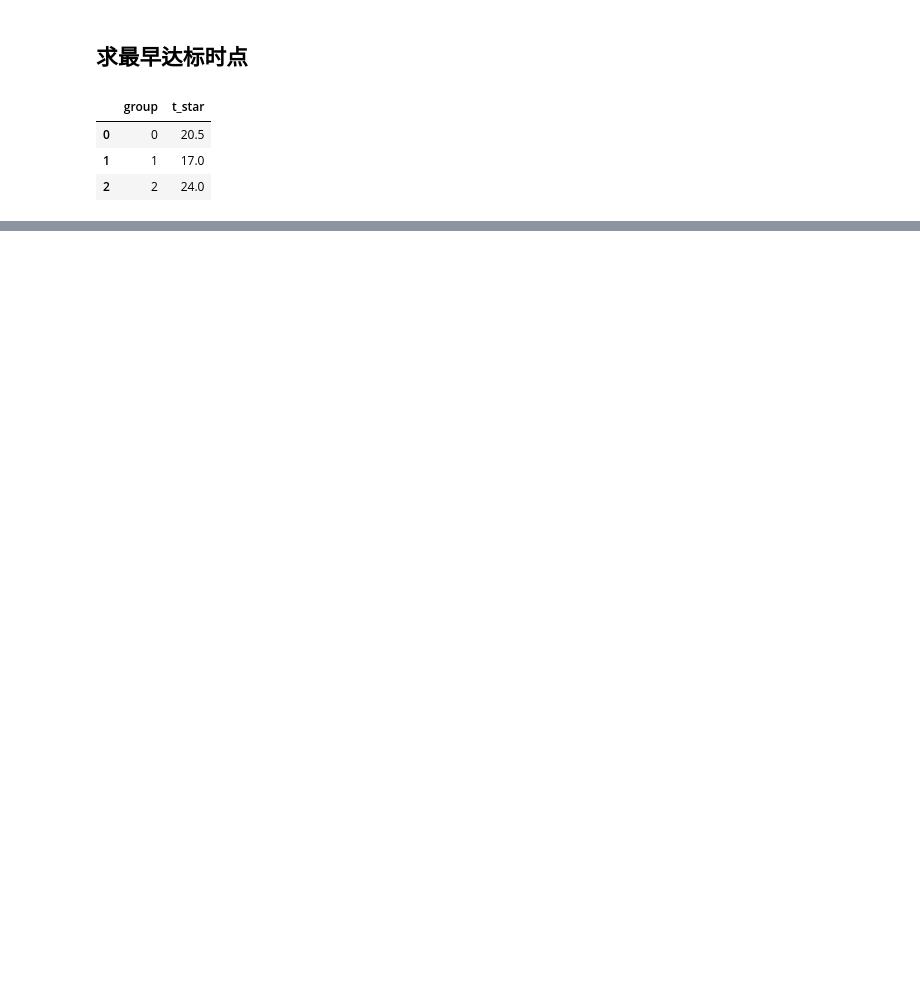
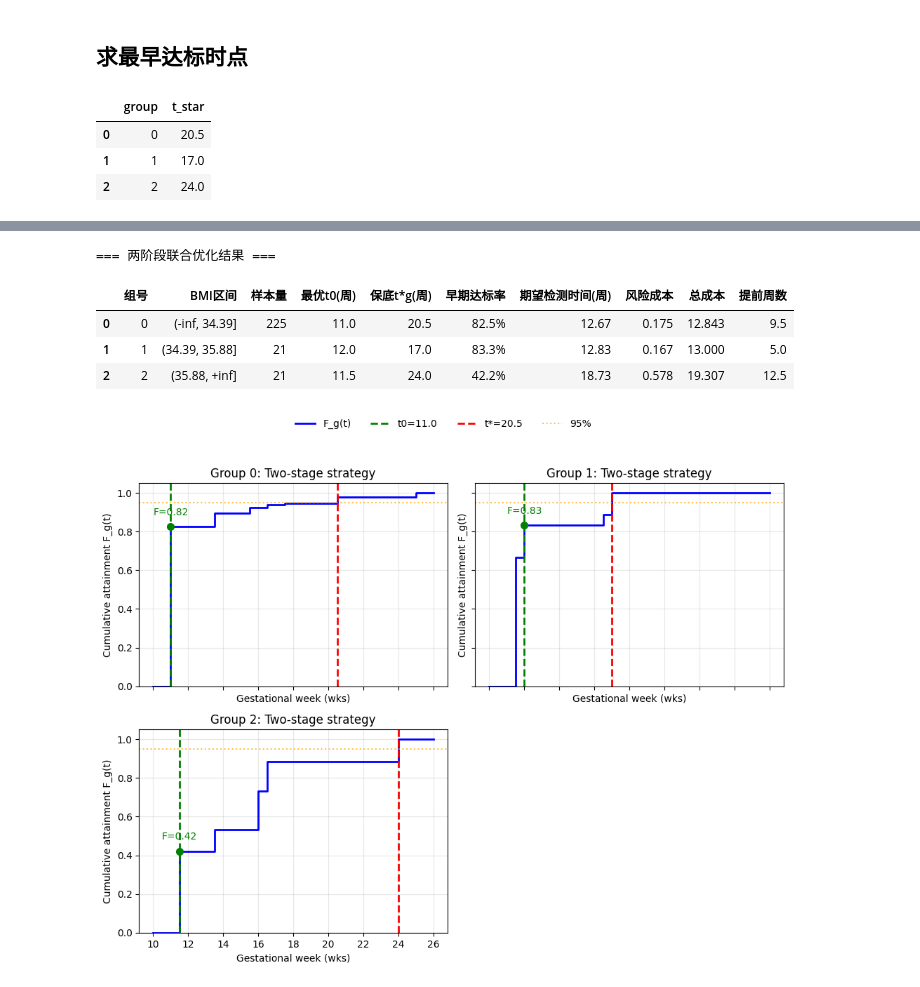
Before and after one commit to George-Zheng-1013/prenatal-testing, a Jupyter notebook: Q2/两阶段.ipynb, the cells around one changed output, grey strips where cells are left out. Saved outputs shown, nothing was run; the diff lists cells and outputs as text; code cells hidden in the pictures; blank space fills up the shorter version.

```diff
--- a/Q2/数据预处理.ipynb
+++ b/Q2/两阶段.ipynb
@@ -1322,0 +859,73 @@ except NameError:
+# %%
+import matplotlib.pyplot as plt
+# 可视化优化结果
+def plot_two_stage_strategy(opt_results: dict, group_surv: dict, t_grid: np.ndarray):
+    """绘制两阶段策略可视化图（修复子图网格与轴处理）"""
+
+    groups = sorted(opt_results.keys())
+    G = len(groups)
+    from math import ceil
+    ncols = 2 if G <= 6 else 3
+    nrows = ceil(G / ncols)
+    fig, axes = plt.subplots(nrows, ncols, figsize=(5 * ncols, 4 * nrows), sharex=True, sharey=True)
+    axes = np.atleast_1d(axes).ravel()
+    for i, g in enumerate(groups):
+        ax = axes[i]
+
+        # 获取该组数据
+        strategy = opt_results[g]
+        res = group_surv[g]
+
+        # 计算F_g(t)
+        Sg = eval_step_S(t_grid, res["support"], res["S"])
+        Fg = 1.0 - Sg
+
+        # 绘制F_g(t)曲线
+        ax.step(t_grid, Fg, where='post', linewidth=2, label='F_g(t)', color='blue')
+
+        # 标记关键时点
+        t0 = strategy['t0']
+        t_star = strategy['t_star_g']
+        F_t0 = strategy['F_t0']
+
+        # t0时点
+        ax.axvline(t0, color='green', linestyle='--', linewidth=2, label=f't0={t0:.1f}')
+        ax.plot([t0], [F_t0], 'go', markersize=7)
+        ax.text(t0, min(1.0, F_t0 + 0.06), f'F={F_t0:.2f}', ha='center', color='green')
+
+        # t*_g时点
+        ax.axvline(t_star, color='red', linestyle='--', linewidth=2, label=f't*={t_star:.1f}')
+        ax.axhline(0.95, color='orange', linestyle=':', alpha=0.7, label='95%')
+        # ==== changed: use English texts to avoid CJK rendering issues ====
+        ax.set_title(f'Group {int(g)}: Two-stage strategy')
+        ax.set_xlabel('Gestational week (wks)')
+        ax.set_ylabel('Cumulative attainment F_g(t)')
+        # ================================================================
+        ax.grid(True, alpha=0.3)
+        ax.set_ylim(0, 1.05)
+
+    # 关闭多余子图
+    for k in range(G, len(axes)):
+        axes[k].axis('off')
+
+    # 合并图例
+    handles, labels = axes[0].get_legend_handles_labels()
+    fig.legend(handles, labels, loc='upper center', ncols=4, frameon=False)
+    fig.tight_layout(rect=[0, 0, 1, 0.92])
+    return fig
+
+# 执行分析
+result_summary = analyze_optimization_results(optimization_results, stats)
+print("=== 两阶段联合优化结果 ===")
+display(result_summary)
+
+# 绘制策略图
+fig_strategy = plot_two_stage_strategy(optimization_results, group_surv, t_grid)
+plt.show()
+# %% [output]
+=== 两阶段联合优化结果 ===
+|  | 组号 | BMI区间 | 样本量 | 最优t0(周) | 保底t*g(周) | 早期达标率 | 期望检测时间(周) | 风险成本 | 总成本 | 提前周数 |
+| 0 | 0 | (-inf, 34.39] | 225 | 11.0 | 20.5 | 82.5% | 12.67 | 0.175 | 12.843 | 9.5 |
+| 1 | 1 | (34.39, 35.88] | 21 | 12.0 | 17.0 | 83.3% | 12.83 | 0.167 | 13.000 | 5.0 |
+| 2 | 2 | (35.88, +inf] | 21 | 11.5 | 24.0 | 42.2% | 18.73 | 0.578 | 19.307 | 12.5 |
+[figure, added]
```
Also changed, not shown: parts of 15 cells of this notebook, 1 other file.
